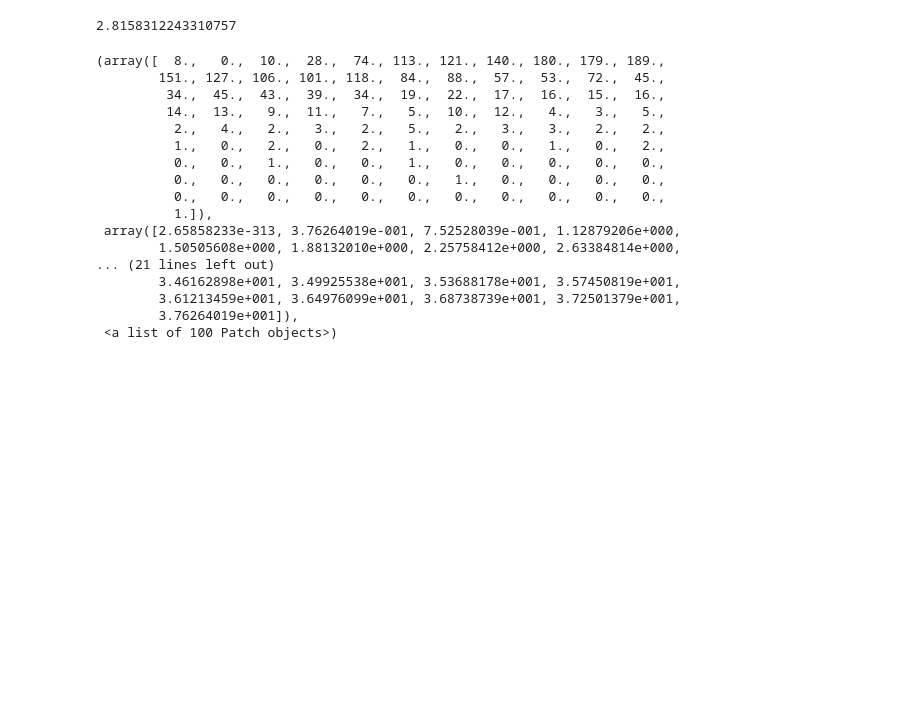
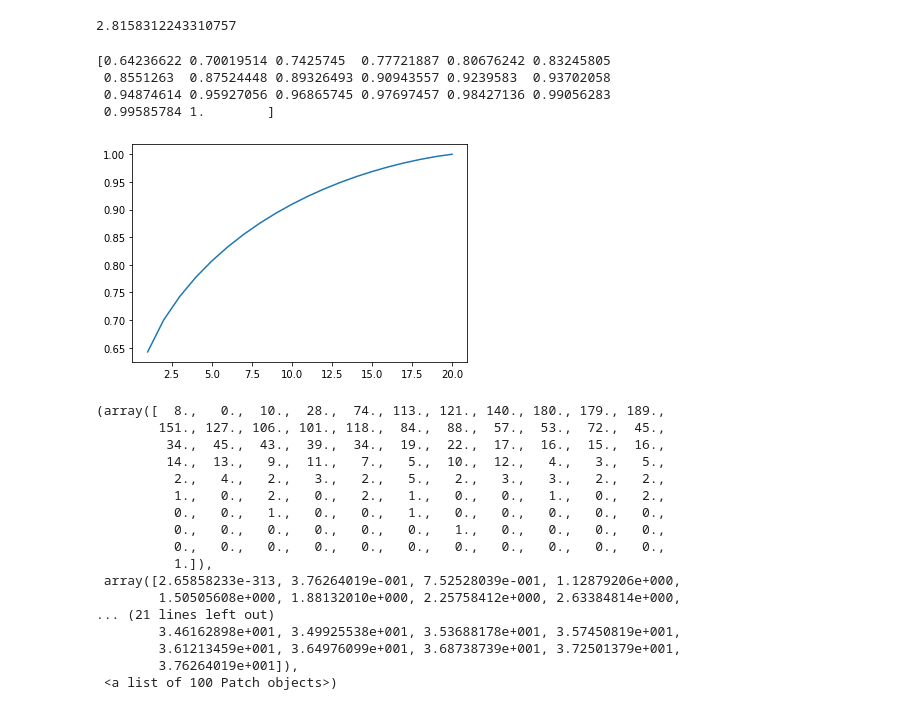
Before and after one commit to racharyy/TED_variation, a Jupyter notebook: Diversity/tm_sanity_check.py.ipynb, the cells around one changed output. Saved outputs shown, nothing was run; the diff lists cells and outputs as text; code cells hidden in the pictures; blank space fills up the shorter version.

```diff
--- a/Diversity/tm_sanity_check.py.ipynb
+++ b/Diversity/tm_sanity_check.py.ipynb
@@ -81,8 +81,37 @@ print(np.prod(sorted(np.linalg.eigvals(B))[-5:]))
 #print(B)
 # %% [output]
 2.8158312243310757
-# %%
-def variance_axplained(res,k):
+# %%
+def variance_axplained(res):
+
+    lst = np.zeros(NUM_TOPICS)
+    for k in res.keys():
+        B = np.dot(res[k],res[k].T)
+        l=[x.real for x in sorted(np.linalg.eigvals(B))[::-1]]
+#         print(l)
+#         break
+        l1 = []
+        cur = 0
+        for x in l:
+            cur = cur+x
+            l1.append(cur)
+
+#         print(l1)
+#         break
+        l1 = np.array(l1)/l1[-1]
+        lst = lst+l1
+    lst = lst/len(list(res.keys()))
+    print(lst)
+    plt.plot(range(1,NUM_TOPICS+1),lst)
+    plt.show()
+
+variance_axplained(res1)
+# %% [output]
+[0.64236622 0.70019514 0.7425745  0.77721887 0.80676242 0.83245805
+ 0.8551263  0.87524448 0.89326493 0.90943557 0.9239583  0.93702058
+ 0.94874614 0.95927056 0.96865745 0.97697457 0.98427136 0.99056283
+ 0.99585784 1.        ]
+[figure, added]
 # %%
 def create_div(res,k):
     div_dic = {}
```
Also changed, not shown: parts of 6 cells of this notebook, 30 other files.
